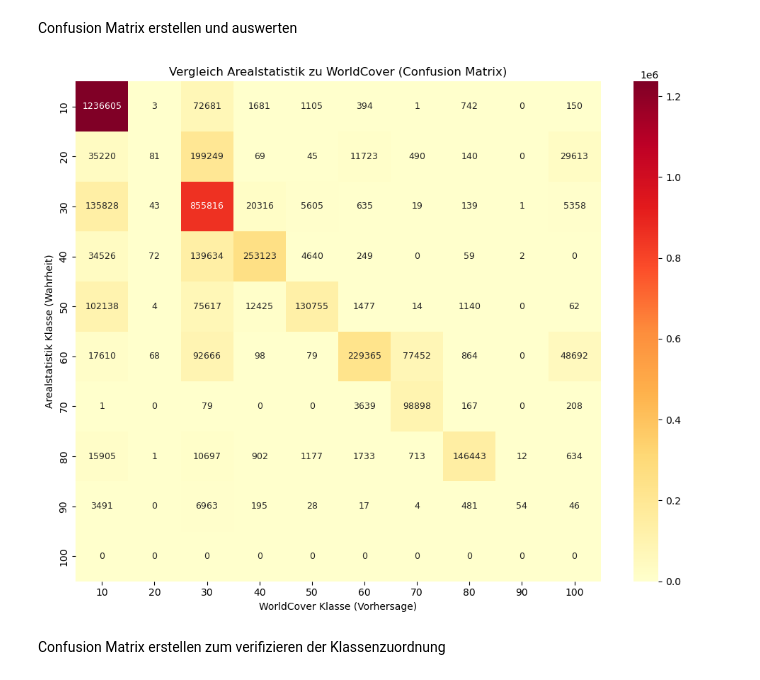
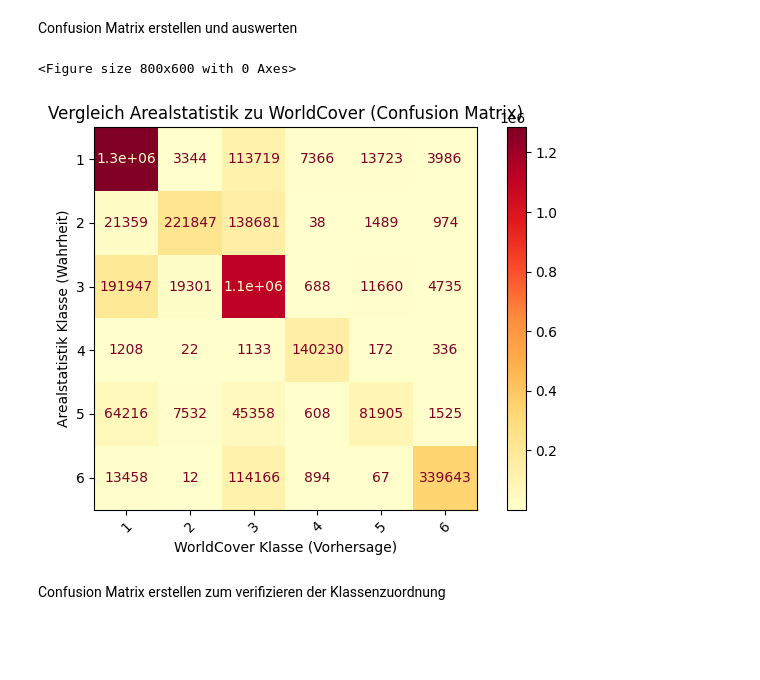
Before and after one commit to JonasHeinz/landcover_analysis, a Jupyter notebook: scripts/analysis/worldcover/explorativ/Vergleichsanalyse_all_maxarea.ipynb, the cells around one changed output. Cells and saved outputs as stored; diff of their text form; code cells hidden in the pictures; blank space fills up the shorter version.

Commit message:
Worldcover Scripts updaten

```diff
--- a/scripts/analysis/worldcover/explorativ/Vergleichsanalyse_all_maxarea.ipynb
+++ b/scripts/analysis/worldcover/explorativ/Vergleichsanalyse_all_maxarea.ipynb
@@ -335,39 +361,40 @@ Confusion Matrix erstellen und auswerten
 # %%
 import geopandas as gpd
 import pandas as pd
 import matplotlib.pyplot as plt
-import seaborn as sns
-from sklearn.metrics import confusion_matrix
+from sklearn.metrics import confusion_matrix, ConfusionMatrixDisplay
+import numpy as np
 
 # GeoDataFrame laden
-df = gpd.read_file("../../../data/analysis/worldcover/arealstatistik_mapped_2021_v2.gpkg")
+df = gpd.read_file(ANALYSES_PATH + "/arealstatistik_mapped_2020.gpkg", driver="GPKG")
 
 # Klassen vergleichen
-y_true = df["AS_auf_WorldCover"]
-y_pred = df["WorldCover_2021_class_1"]
+y_true = df["IPCC_AS_Id"]
+y_pred = df["IPCC_WC_Id"]
+
+# Nur Zeilen ohne NaN in y_true und y_pred auswählen
+valid_idx = (~y_true.isna()) & (~y_pred.isna())
+y_true_valid = y_true[valid_idx]
+y_pred_valid = y_pred[valid_idx]
 
 # Alle Klassen bestimmen
-labels = sorted(set(y_true).union(set(y_pred)))
+labels = sorted(set(y_true_valid).union(set(y_pred_valid)))
 
 # Confusion Matrix erstellen
-cm = confusion_matrix(y_true, y_pred, labels=labels)
+cm = confusion_matrix(y_true_valid, y_pred_valid, labels=labels)
 
-# Größe und Schrift dynamisch anpassen
-fig_width = max(10, len(labels) * 0.5)
-fig_height = max(8, len(labels) * 0.5)
-
-plt.figure(figsize=(fig_width, fig_height))
-sns.heatmap(cm, annot=True, fmt="d", cmap="YlOrRd",
-            xticklabels=labels, yticklabels=labels,
-            annot_kws={"size": 9})
-
+# Deutsche Achsen und Matrix anzeigen
+plt.figure(figsize=(8, 6))
+disp = ConfusionMatrixDisplay(confusion_matrix=cm, display_labels=labels)
+disp.plot(cmap="YlOrRd", xticks_rotation=45)
 plt.title("Vergleich Arealstatistik zu WorldCover (Confusion Matrix)")
 plt.xlabel("WorldCover Klasse (Vorhersage)")
 plt.ylabel("Arealstatistik Klasse (Wahrheit)")
 plt.tight_layout()
 plt.show()
 # %% [output]
+<Figure size 800x600 with 0 Axes>
-[figure, old version]
+[figure, new version]
 # %% [markdown]
 Confusion Matrix erstellen zum verifizieren der Klassenzuordnung
 # %%
```
Also changed, not shown: parts of 2 cells of this notebook, 4 other files.
